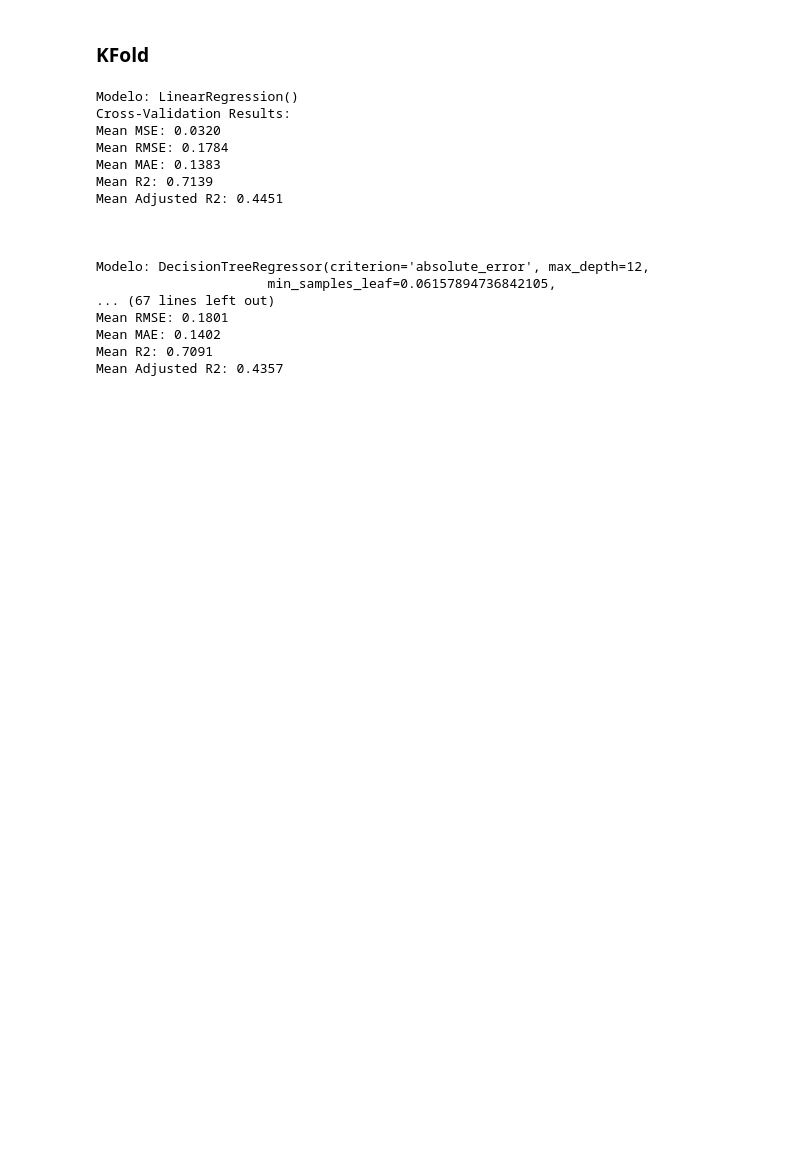
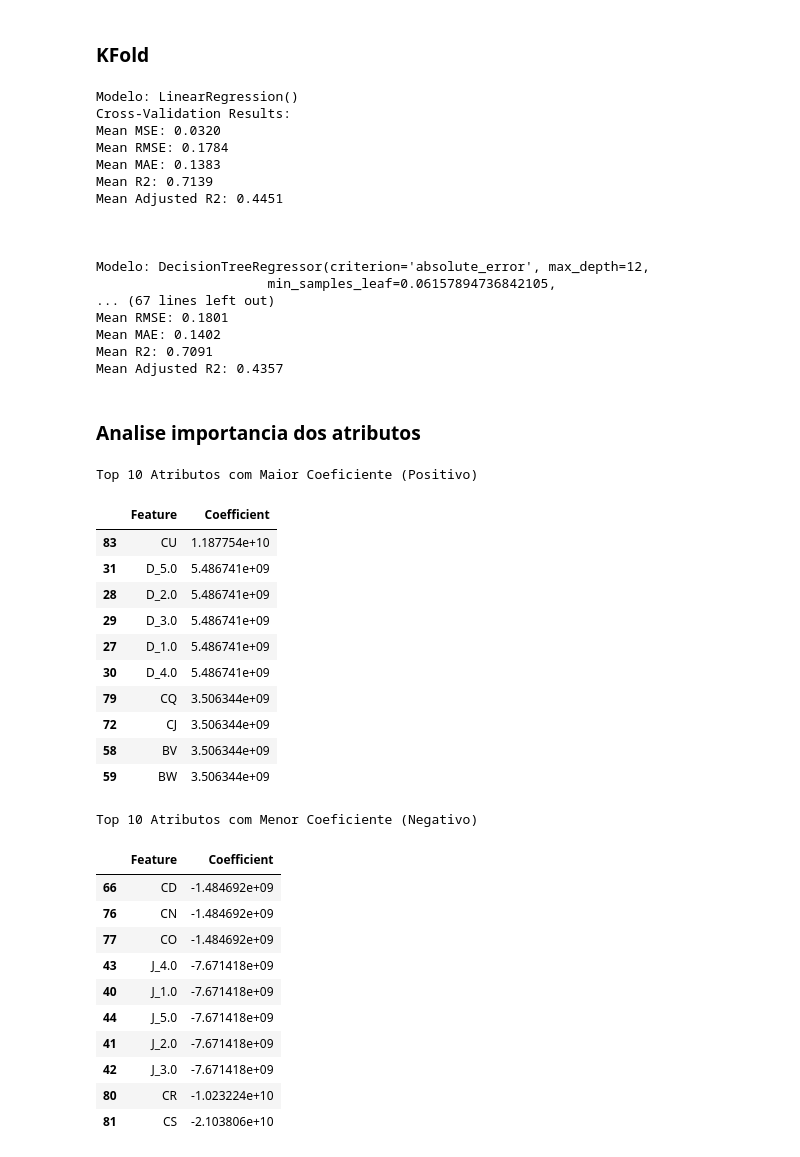
Before and after one commit to Apollyion/Classificacao_MHI_BIC, a Jupyter notebook: Codigos-Desenvolvimento/Regressao/Avalicao_Reg_Socioo_Whoqol.ipynb, the cells around one changed output. Saved outputs shown, nothing was run; the diff lists cells and outputs as text; code cells hidden in the pictures; blank space fills up the shorter version.

```diff
--- a/Codigos-Desenvolvimento/Regressao/Avalicao_Reg_Socioo_Whoqol.ipynb
+++ b/Codigos-Desenvolvimento/Regressao/Avalicao_Reg_Socioo_Whoqol.ipynb
@@ -703,3 +705,58 @@ Mean RMSE: 0.1801
 Mean MAE: 0.1402
 Mean R2: 0.7091
 Mean Adjusted R2: 0.4357
+# %% [markdown]
+### Analise importancia dos atributos
+# %%
+# Analisar o coenficente dos atributos usando Regressão Linear
+from sklearn.linear_model import LinearRegression
+# Fit the model
+model = LinearRegression()
+model.fit(X_train, y_train)
+
+# Get the coefficients of the model
+coefficients = model.coef_
+
+# Get the names of the features
+feature_names = X.columns
+
+# Create a DataFrame with the coefficients and feature names
+df_coefficients = pd.DataFrame({
+    'Feature': feature_names,
+    'Coefficient': coefficients
+})
+
+# Sort the DataFrame by values of the coefficients
+df_coefficients = df_coefficients.sort_values(by='Coefficient', ascending=False)
+
+# Display the DataFrame
+print("Top 10 Atributos com Maior Coeficiente (Positivo)")
+display(df_coefficients.head(10))
+
+print("Top 10 Atributos com Menor Coeficiente (Negativo)")
+display(df_coefficients.tail(10))
+# %% [output]
+Top 10 Atributos com Maior Coeficiente (Positivo)
+|  | Feature | Coefficient |
+| 83 | CU | 1.187754e+10 |
+| 31 | D_5.0 | 5.486741e+09 |
+| 28 | D_2.0 | 5.486741e+09 |
+| 29 | D_3.0 | 5.486741e+09 |
+| 27 | D_1.0 | 5.486741e+09 |
+| 30 | D_4.0 | 5.486741e+09 |
+| 79 | CQ | 3.506344e+09 |
+| 72 | CJ | 3.506344e+09 |
+| 58 | BV | 3.506344e+09 |
+| 59 | BW | 3.506344e+09 |
+Top 10 Atributos com Menor Coeficiente (Negativo)
+|  | Feature | Coefficient |
+| 66 | CD | -1.484692e+09 |
+| 76 | CN | -1.484692e+09 |
+| 77 | CO | -1.484692e+09 |
+| 43 | J_4.0 | -7.671418e+09 |
+| 40 | J_1.0 | -7.671418e+09 |
+| 44 | J_5.0 | -7.671418e+09 |
+| 41 | J_2.0 | -7.671418e+09 |
+| 42 | J_3.0 | -7.671418e+09 |
+| 80 | CR | -1.023224e+10 |
+| 81 | CS | -2.103806e+10 |
```
Also changed, not shown: parts of 2 cells of this notebook, 9 other files.
